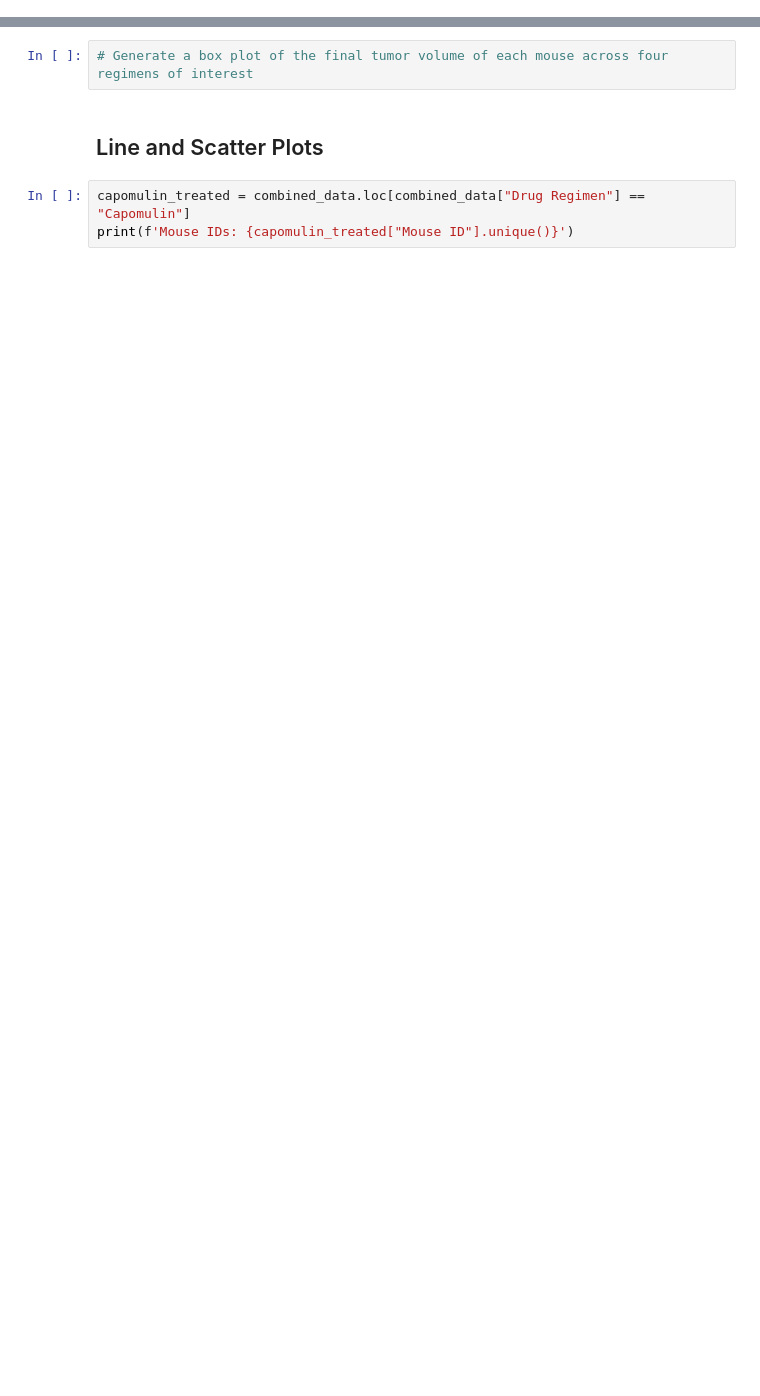
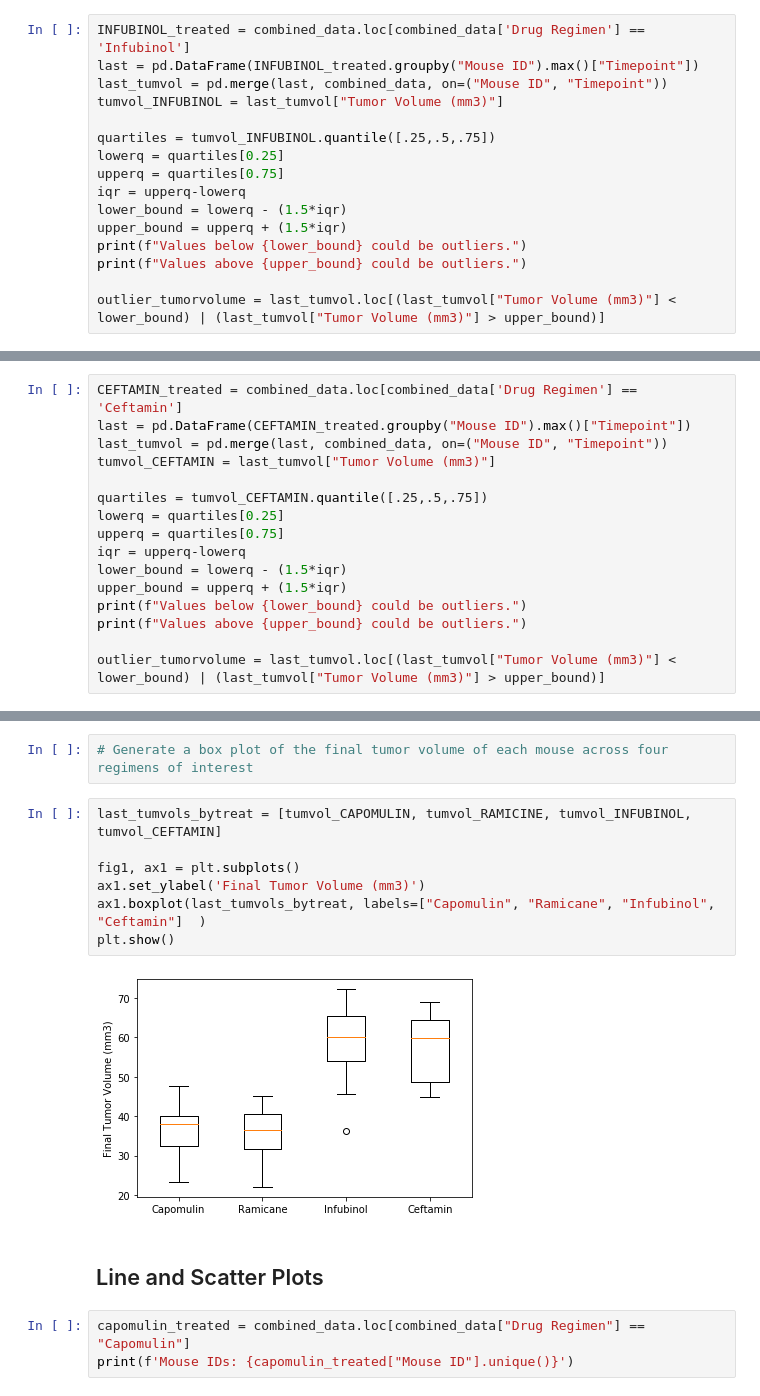
Before and after one commit to rabiasungur/Pymaceuticals, a Jupyter notebook: pymaceuticals.ipynb, the cells around one changed output, grey strips where cells are left out. Saved outputs shown, nothing was run; the diff lists cells and outputs as text; blank space fills up the shorter version.

Commit message:
Quartiles solved

```diff
--- a/pymaceuticals.ipynb
+++ b/pymaceuticals.ipynb
@@ -264,0 +307,16 @@ sub_df
+# %%
+INFUBINOL_treated = combined_data.loc[combined_data['Drug Regimen'] == 'Infubinol']
+last = pd.DataFrame(INFUBINOL_treated.groupby("Mouse ID").max()["Timepoint"])
+last_tumvol = pd.merge(last, combined_data, on=("Mouse ID", "Timepoint"))
+tumvol_INFUBINOL = last_tumvol["Tumor Volume (mm3)"]
+
+quartiles = tumvol_INFUBINOL.quantile([.25,.5,.75])
+lowerq = quartiles[0.25]
+upperq = quartiles[0.75]
+iqr = upperq-lowerq
+lower_bound = lowerq - (1.5*iqr)
+upper_bound = upperq + (1.5*iqr)
+print(f"Values below {lower_bound} could be outliers.")
+print(f"Values above {upper_bound} could be outliers.")
+
+outlier_tumorvolume = last_tumvol.loc[(last_tumvol["Tumor Volume (mm3)"] < lower_bound) | (last_tumvol["Tumor Volume (mm3)"] > upper_bound)]
@@ -264,0 +326,16 @@ sub_df
+# %%
+CEFTAMIN_treated = combined_data.loc[combined_data['Drug Regimen'] == 'Ceftamin']
+last = pd.DataFrame(CEFTAMIN_treated.groupby("Mouse ID").max()["Timepoint"])
+last_tumvol = pd.merge(last, combined_data, on=("Mouse ID", "Timepoint"))
+tumvol_CEFTAMIN = last_tumvol["Tumor Volume (mm3)"]
+
+quartiles = tumvol_CEFTAMIN.quantile([.25,.5,.75])
+lowerq = quartiles[0.25]
+upperq = quartiles[0.75]
+iqr = upperq-lowerq
+lower_bound = lowerq - (1.5*iqr)
+upper_bound = upperq + (1.5*iqr)
+print(f"Values below {lower_bound} could be outliers.")
+print(f"Values above {upper_bound} could be outliers.")
+
+outlier_tumorvolume = last_tumvol.loc[(last_tumvol["Tumor Volume (mm3)"] < lower_bound) | (last_tumvol["Tumor Volume (mm3)"] > upper_bound)]
@@ -265,5 +345,14 @@ sub_df
 # %%
 # Generate a box plot of the final tumor volume of each mouse across four regimens of interest
+# %%
+last_tumvols_bytreat = [tumvol_CAPOMULIN, tumvol_RAMICINE, tumvol_INFUBINOL, tumvol_CEFTAMIN]
+
+fig1, ax1 = plt.subplots()
+ax1.set_ylabel('Final Tumor Volume (mm3)')
+ax1.boxplot(last_tumvols_bytreat, labels=["Capomulin", "Ramicane", "Infubinol", "Ceftamin"]  )
+plt.show()
+# %% [output]
+[figure, added]
 # %% [markdown]
 ## Line and Scatter Plots
 # %%
```
Also changed, not shown: parts of 15 cells of this notebook.
